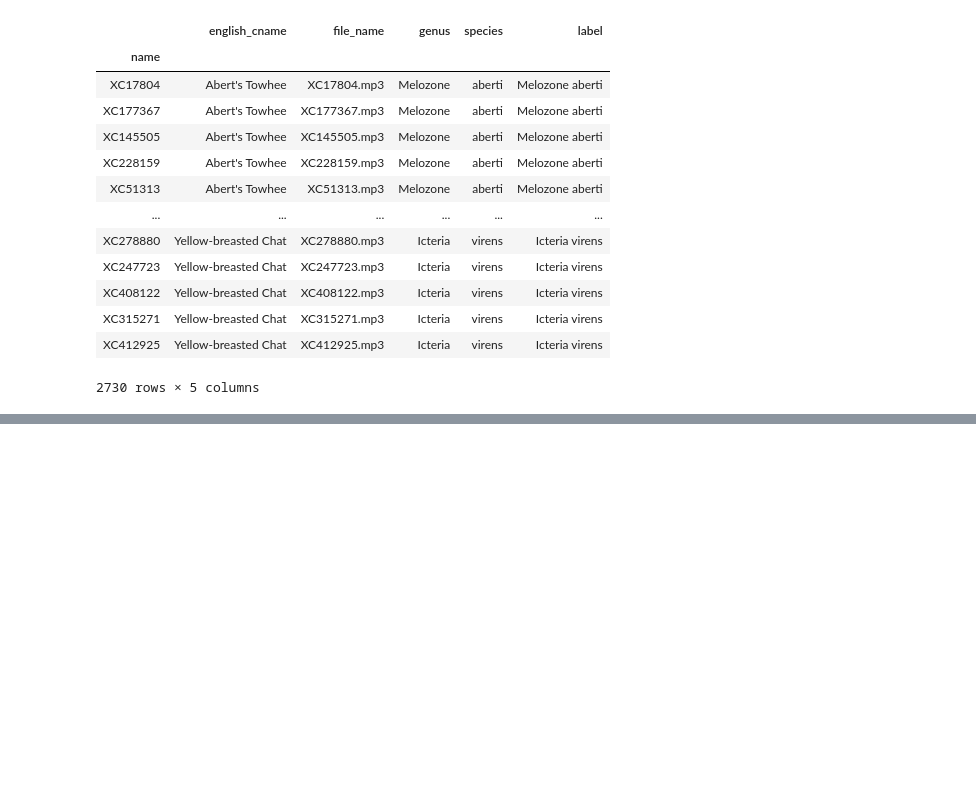
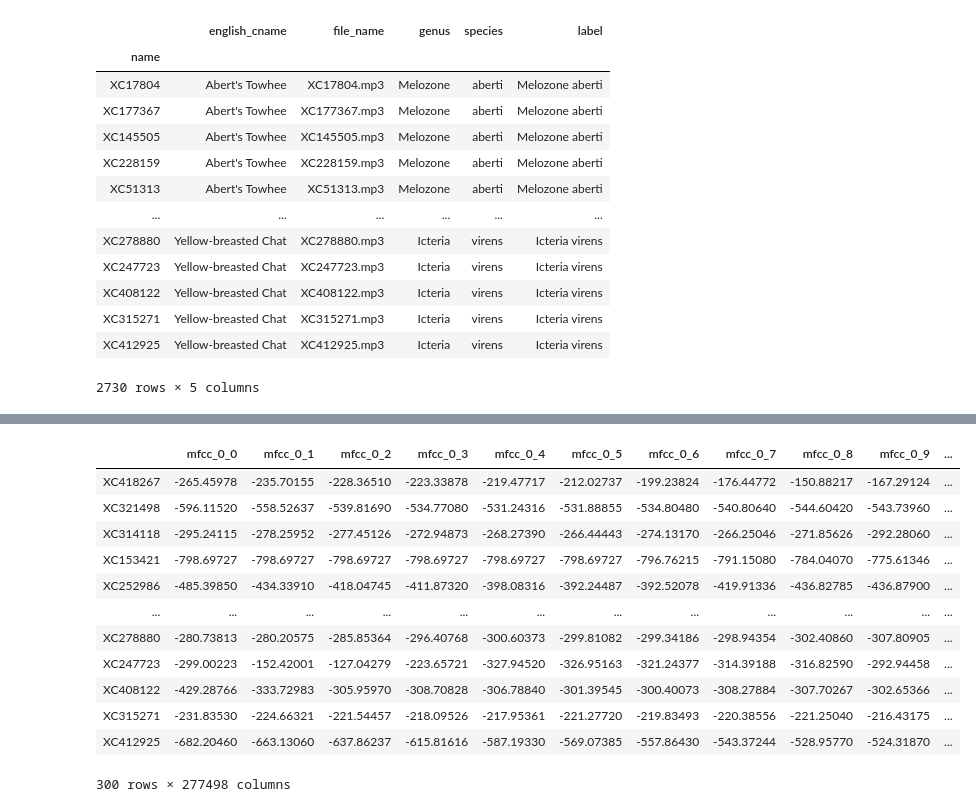
Before and after one commit to bbjornstad-flatiron/flatiron-mod5-project, a Jupyter notebook: test_classification.ipynb, the cells around one changed output, grey strips where cells are left out. Drawn from its saved outputs; the diff is of its cells as text; code cells hidden in the pictures; blank space fills up the shorter version.

```diff
--- a/test_classification.ipynb
+++ b/test_classification.ipynb
@@ -34,3 +31,5 @@ bird_index
 | XC315271 | Yellow-breasted Chat | XC315271.mp3 | Icteria | virens | Icteria virens |
 | XC412925 | Yellow-breasted Chat | XC412925.mp3 | Icteria | virens | Icteria virens |
 2730 rows × 5 columns
+# %%
+rand_labels = np.random.choice(bird_index.label.unique(), 10)
@@ -36,0 +43,2 @@ bird_index
+# %%
+bird_index_class_sample = bird_index.loc[bird_index.label.isin(rand_labels)]
@@ -37,4 +62,22 @@ bird_index
 # %%
-be = BatchExtractor(frame_length=2048, audio_index=bird_index)
+be = BatchExtractor(frame_length=2048, audio_index=bird_index_class_sample)
 # %%
-mfcc_flat = be.merge_and_flatten_features(['mfcc'], label=True)
+samp_feats_flat = be.merge_and_flatten_features(
+    ['mfcc', 'zcr', 'centroid', 'bandwidth', 'rms', 'contrast', 'flatness', 'rolloff'],
+    label=True)
+# %%
+samp_feats_flat
+# %% [output]
+|  | mfcc_0_0 | mfcc_0_1 | mfcc_0_2 | mfcc_0_3 | mfcc_0_4 | mfcc_0_5 | mfcc_0_6 | mfcc_0_7 | mfcc_0_8 | mfcc_0_9 | ... |
+| XC418267 | -265.45978 | -235.70155 | -228.36510 | -223.33878 | -219.47717 | -212.02737 | -199.23824 | -176.44772 | -150.88217 | -167.29124 | ... |
+| XC321498 | -596.11520 | -558.52637 | -539.81690 | -534.77080 | -531.24316 | -531.88855 | -534.80480 | -540.80640 | -544.60420 | -543.73960 | ... |
+| XC314118 | -295.24115 | -278.25952 | -277.45126 | -272.94873 | -268.27390 | -266.44443 | -274.13170 | -266.25046 | -271.85626 | -292.28060 | ... |
+| XC153421 | -798.69727 | -798.69727 | -798.69727 | -798.69727 | -798.69727 | -798.69727 | -796.76215 | -791.15080 | -784.04070 | -775.61346 | ... |
+| XC252986 | -485.39850 | -434.33910 | -418.04745 | -411.87320 | -398.08316 | -392.24487 | -392.52078 | -419.91336 | -436.82785 | -436.87900 | ... |
+| ... | ... | ... | ... | ... | ... | ... | ... | ... | ... | ... | ... |
+| XC278880 | -280.73813 | -280.20575 | -285.85364 | -296.40768 | -300.60373 | -299.81082 | -299.34186 | -298.94354 | -302.40860 | -307.80905 | ... |
+| XC247723 | -299.00223 | -152.42001 | -127.04279 | -223.65721 | -327.94520 | -326.95163 | -321.24377 | -314.39188 | -316.82590 | -292.94458 | ... |
+| XC408122 | -429.28766 | -333.72983 | -305.95970 | -308.70828 | -306.78840 | -301.39545 | -300.40073 | -308.27884 | -307.70267 | -302.65366 | ... |
+| XC315271 | -231.83530 | -224.66321 | -221.54457 | -218.09526 | -217.95361 | -221.27720 | -219.83493 | -220.38556 | -221.25040 | -216.43175 | ... |
+| XC412925 | -682.20460 | -663.13060 | -637.86237 | -615.81616 | -587.19330 | -569.07385 | -557.86430 | -543.37244 | -528.95770 | -524.31870 | ... |
+300 rows × 277498 columns
```
Also changed, not shown: parts of 24 cells of this notebook.
